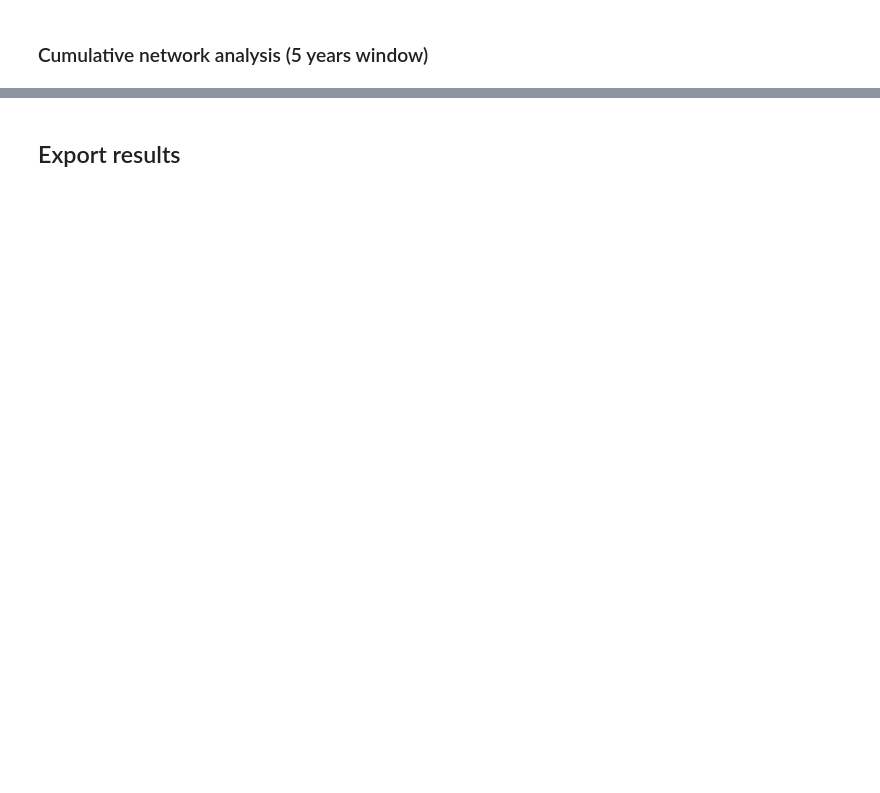
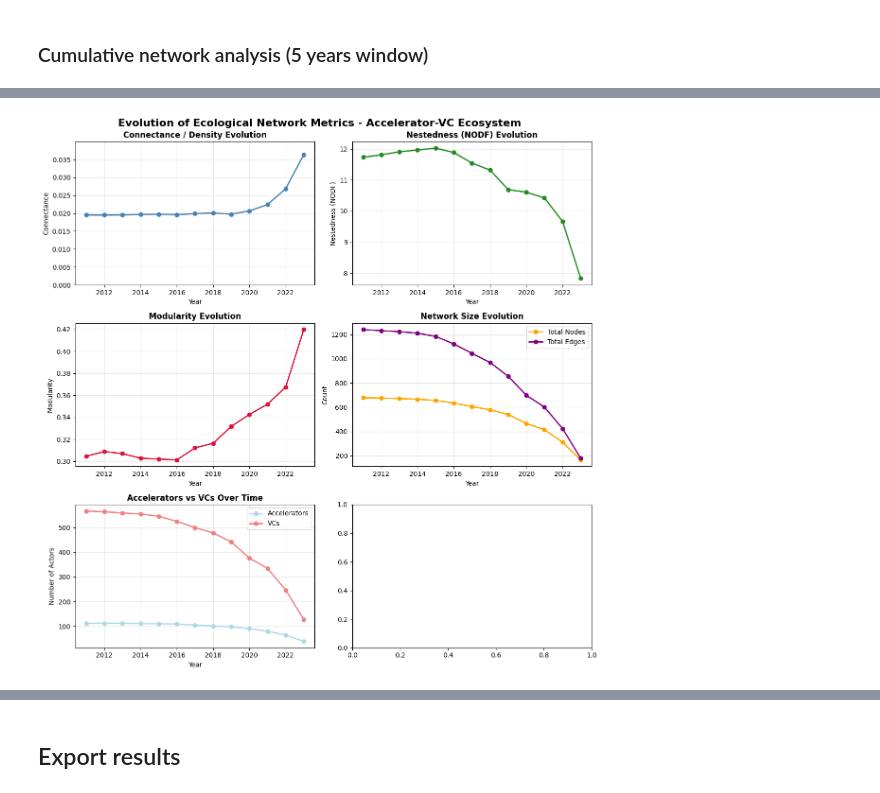
Before and after one commit to joaomelga/innovation-networks-exploration, a Jupyter notebook: analysis/acc-vc-network/acc_vc_ts_metrics_fr.ipynb, the cells around one changed output, grey strips where cells are left out. Drawn from its saved outputs; the diff is of its cells as text; code cells hidden in the pictures; blank space fills up the shorter version.

```diff
--- a/analysis/acc-vc-network/acc_vc_ts_metrics_fr.ipynb
+++ b/analysis/acc-vc-network/acc_vc_ts_metrics_fr.ipynb
@@ -514,0 +564,12 @@ Example: mutualistic plant-pollinator networks in tropical ecosystems.
+# %%
+# Convert to DataFrame for easier analysis and plotting
+ts_cumulative_df = pd.DataFrame(ts_cumulative_metrics)
+
+if len(ts_cumulative_df) > 0:
+    print("Time Series Metrics Summary:")
+    print(ts_cumulative_df.describe().round(3))
+
+    print(f"\nData available for years: {ts_cumulative_df['year'].min()} to {ts_cumulative_df['year'].max()}")
+    print(f"Number of years analyzed: {len(ts_cumulative_df)}")
+else:
+    print("No time series data available for analysis")
@@ -514,0 +594,54 @@ Example: mutualistic plant-pollinator networks in tropical ecosystems.
+# %%
+if len(ts_cumulative_df) > 0:
+    # Create comprehensive time series plot
+    fig, axes = plt.subplots(3, 2, figsize=(12, 12))
+    fig.suptitle('Evolution of Ecological Network Metrics - Accelerator-VC Ecosystem',
+                 fontsize=16, fontweight='bold')
+
+    # Connectance evolution
+    axes[0, 0].plot(ts_cumulative_df['year'], ts_cumulative_df['connectance'], 'o-', linewidth=2, markersize=6, color='steelblue')
+    axes[0, 0].set_title('Connectance / Density Evolution', fontweight='bold')
+    axes[0, 0].set_xlabel('Year')
+    axes[0, 0].set_ylabel('Connectance')
+    axes[0, 0].grid(True, alpha=0.3)
+    axes[0, 0].set_ylim(0, max(ts_cumulative_df['connectance']) * 1.1)
+
+    # Nestedness evolution
+    axes[0, 1].plot(ts_cumulative_df['year'], ts_cumulative_df['nestedness_nodf'], 'o-', linewidth=2, markersize=6, color='forestgreen')
+    axes[0, 1].set_title('Nestedness (NODF) Evolution', fontweight='bold')
+    axes[0, 1].set_xlabel('Year')
+    axes[0, 1].set_ylabel('Nestedness (NODF)')
+    axes[0, 1].grid(True, alpha=0.3)
+
+    # Modularity evolution
+    axes[1, 0].plot(ts_cumulative_df['year'], ts_cumulative_df['modularity'], 'o-', linewidth=2, markersize=6, color='crimson')
+    axes[1, 0].set_title('Modularity Evolution', fontweight='bold')
+    axes[1, 0].set_xlabel('Year')
+    axes[1, 0].set_ylabel('Modularity')
+    axes[1, 0].grid(True, alpha=0.3)
+
+    # Network size evolution
+    axes[1, 1].plot(ts_cumulative_df['year'], ts_cumulative_df['num_nodes'], 'o-', linewidth=2, markersize=6, color='orange', label='Total Nodes')
+    axes[1, 1].plot(ts_cumulative_df['year'], ts_cumulative_df['num_edges'], 'o-', linewidth=2, markersize=6, color='purple', label='Total Edges')
+    axes[1, 1].set_title('Network Size Evolution', fontweight='bold')
+    axes[1, 1].set_xlabel('Year')
+    axes[1, 1].set_ylabel('Count')
+    axes[1, 1].legend()
+    axes[1, 1].grid(True, alpha=0.3)
+
+    axes[2, 0].plot(ts_cumulative_df['year'], ts_cumulative_df['num_accelerators'], 'o-', linewidth=2, markersize=6,
+                color='lightblue', label='Accelerators')
+    axes[2, 0].plot(ts_cumulative_df['year'], ts_cumulative_df['num_vcs'], 'o-', linewidth=2, markersize=6,
+                color='lightcoral', label='VCs')
+    axes[2, 0].set_title('Accelerators vs VCs Over Time', fontweight='bold')
+    axes[2, 0].set_xlabel('Year')
+    axes[2, 0].set_ylabel('Number of Actors')
+    axes[2, 0].legend()
+    axes[2, 0].grid(True, alpha=0.3)
+
+    plt.tight_layout()
+    plt.show()
+else:
+    print("No data available for time series visualization")
+# %% [output]
+[figure, added]
```
Also changed, not shown: parts of 14 cells of this notebook, 4 other files.
